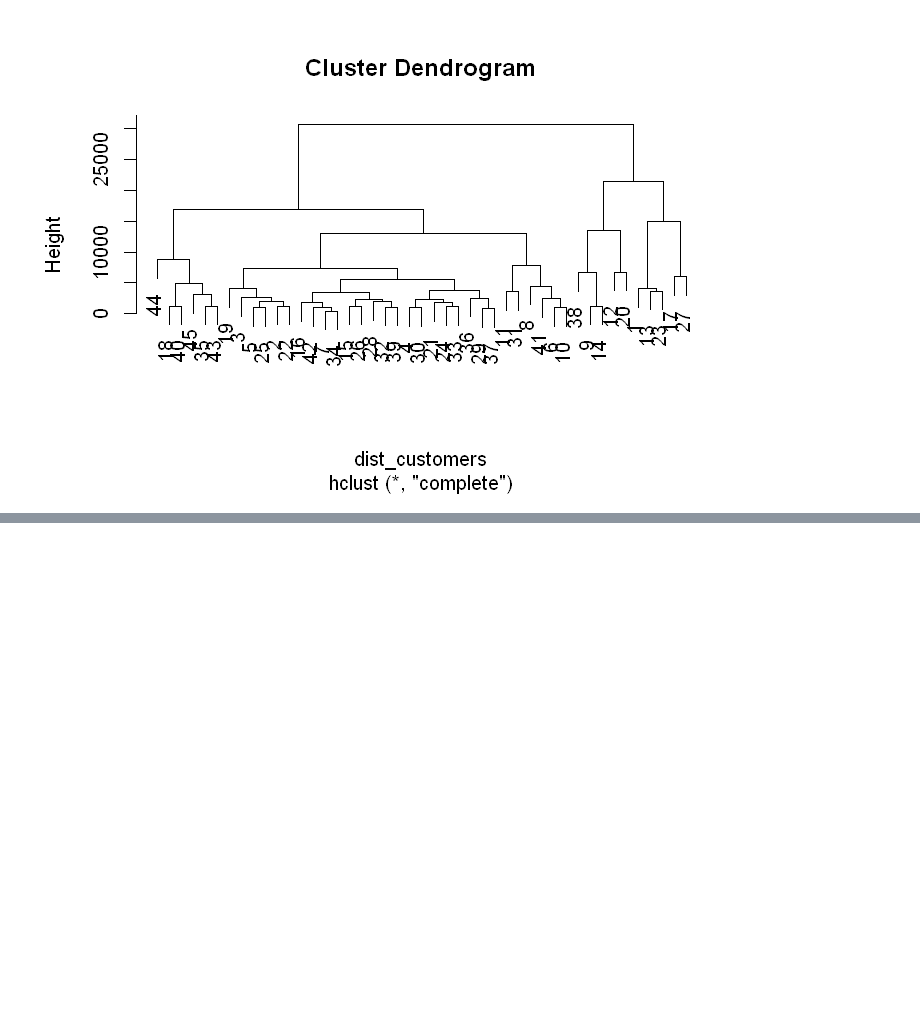
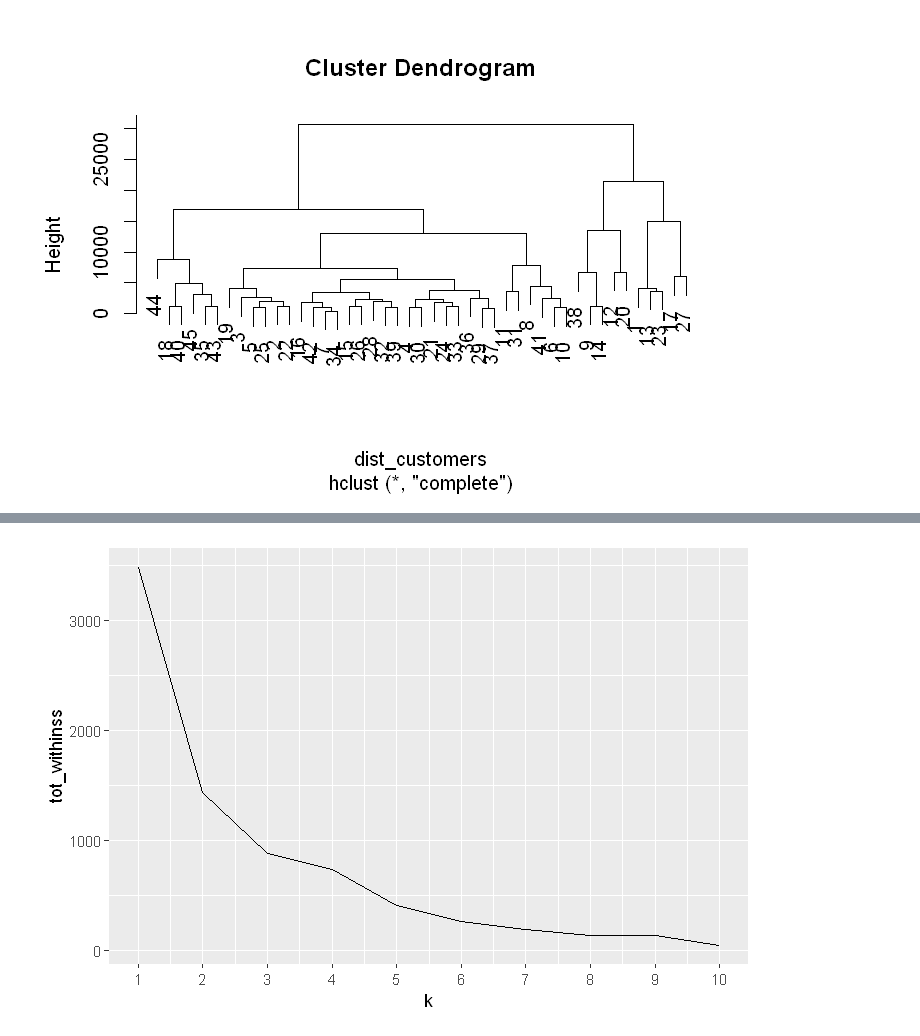
Before and after one commit to KarinRoe/R_datacamp, a Jupyter notebook: Cluster_analysis_in_R.ipynb, the cells around one changed output, grey strips where cells are left out. Drawn from its saved outputs; the diff is of its cells as text; code cells hidden in the pictures; blank space fills up the shorter version.

```diff
--- a/Cluster_analysis_in_R.ipynb
+++ b/Cluster_analysis_in_R.ipynb
@@ -350,0 +434,12 @@ segment_customers <- mutate(customers_spend, cluster = clust_customers)
+# %%
+# Use map_dbl to run many models with varying value of k (centers)
+tot_withinss <- map_dbl(1:10,  function(k){
+  model <- kmeans(x = lineup, centers = k)
+  model$tot.withinss
+})
+
+# Generate a data frame containing both k and tot_withinss
+elbow_df <- data.frame(
+  k = 1:10 ,
+  tot_withinss = tot_withinss
+)
@@ -350,0 +452,7 @@ segment_customers <- mutate(customers_spend, cluster = clust_customers)
+# %%
+# Plot the elbow plot
+ggplot(elbow_df, aes(x = k, y = tot_withinss)) +
+  geom_line() +
+  scale_x_continuous(breaks = 1:10)
+# %% [output]
+[figure, added]
```
Also changed, not shown: parts of 44 cells of this notebook.
